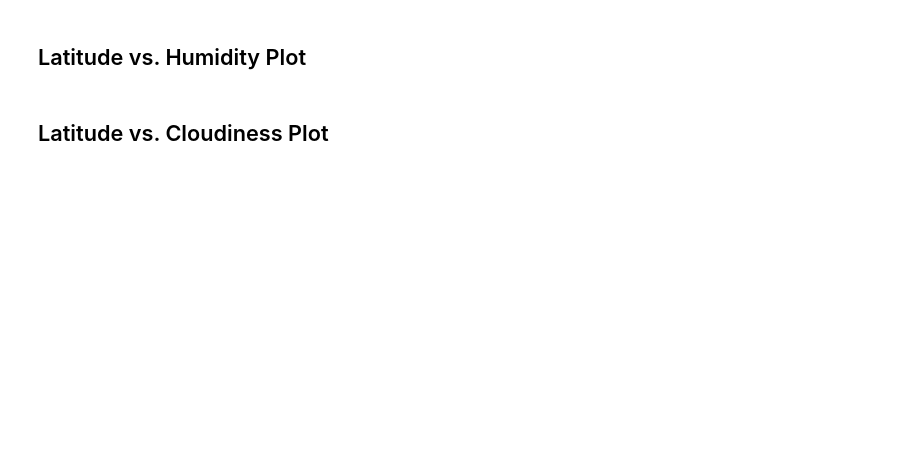
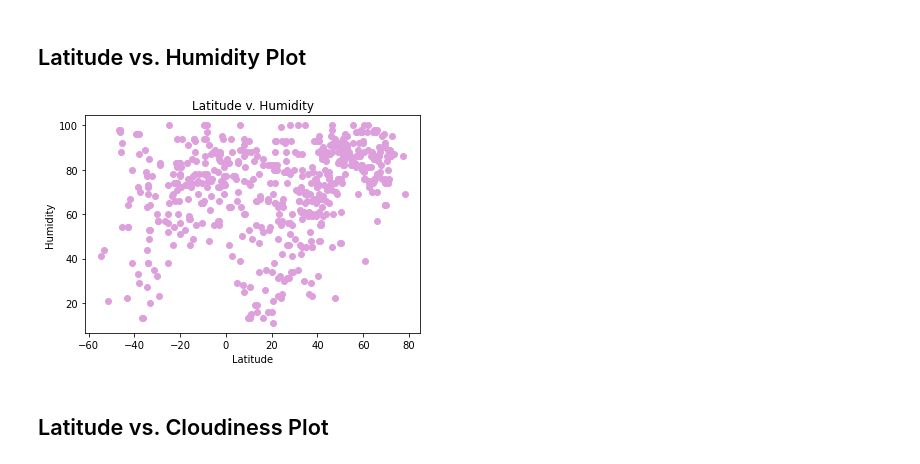
Before and after one commit to reccleston/python-api-challenge, a Jupyter notebook: WeatherPy/WeatherPy.ipynb, the cells around one changed output. Drawn from its saved outputs; the diff is of its cells as text; code cells hidden in the pictures; blank space fills up the shorter version.

```diff
--- a/WeatherPy/WeatherPy.ipynb
+++ b/WeatherPy/WeatherPy.ipynb
@@ -189,4 +190,15 @@ Skip this step if there are no cities that have humidity > 100%.
 # %% [markdown]
 ## Latitude vs. Humidity Plot
+# %%
+humidity = raw_df['main.humidity'].dropna()
+
+plt.scatter(lat, humidity, color='plum')
+plt.title('Latitude v. Humidity')
+plt.xlabel('Latitude')
+plt.ylabel('Humidity')
+plt.savefig(f'../output_data/humidity_lat.png', dpi=400)
+plt.show()
+# %% [output]
+[figure, added]
 # %% [markdown]
 ## Latitude vs. Cloudiness Plot
```
Also changed, not shown: parts of 12 cells of this notebook, 4 other files.
